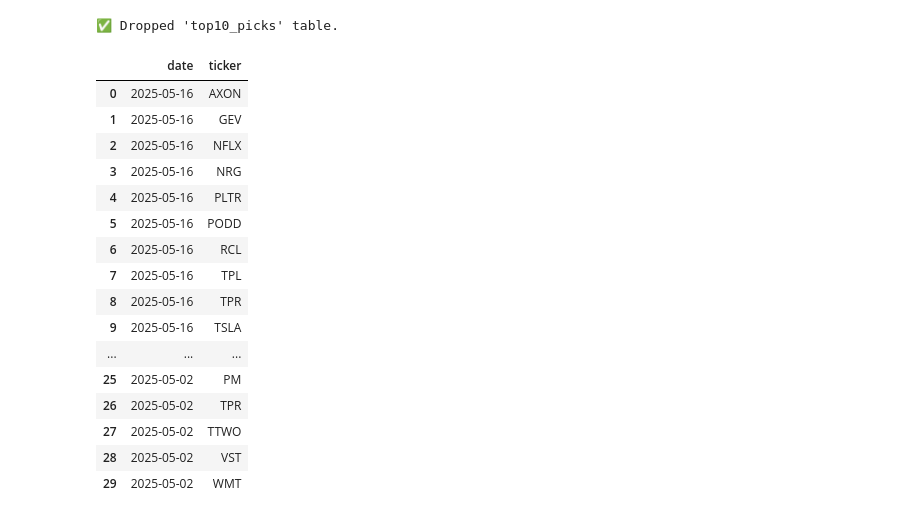
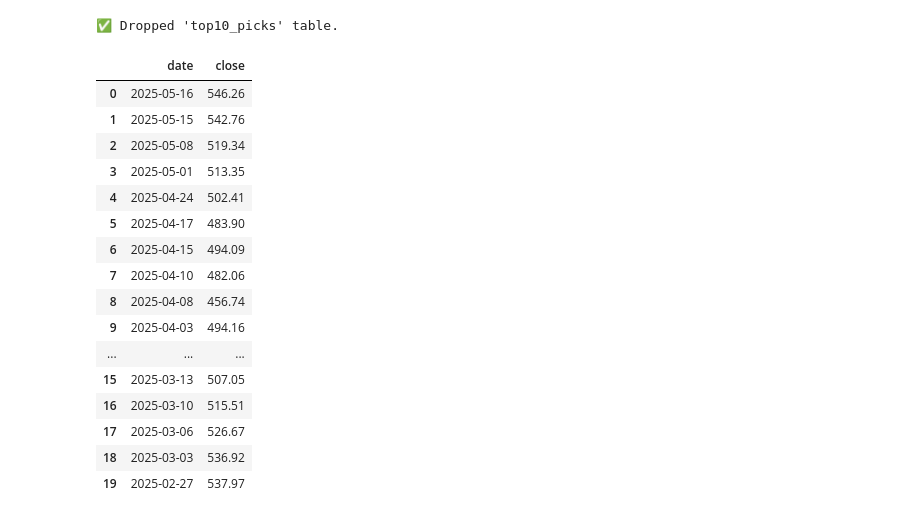
Before and after one commit to zacseidel/momentum-screener, a Jupyter notebook: notebooks/test_html_report_generation.ipynb, the cells around one changed output. Cells and saved outputs as stored; diff of their text form; code cells hidden in the pictures.

```diff
--- a/notebooks/test_html_report_generation.ipynb
+++ b/notebooks/test_html_report_generation.ipynb
@@ -215,26 +216,38 @@ with sqlite3.connect(DB_PATH) as conn:
 # %%
 import sqlite3
 import pandas as pd
+import os
 
-with sqlite3.connect("../data/market_data.sqlite") as conn:
-    df = pd.read_sql("SELECT date, ticker FROM top10_picks ORDER BY date DESC, ticker", conn)
+# Adjust this if needed
+DB_PATH = os.path.join("../data", "market_data.sqlite")
 
-df
+with sqlite3.connect(DB_PATH) as conn:
+    voo_dates = pd.read_sql(
+        """
+        SELECT date, close
+        FROM daily_prices
+        WHERE ticker = 'VOO'
+        ORDER BY date DESC
+        """,
+        conn
+    )
+
+voo_dates.head(20)  # show the most recent 20 entries
 # %% [output]
-|  | date | ticker |
-| 0 | 2025-05-16 | AXON |
-| 1 | 2025-05-16 | GEV |
-| 2 | 2025-05-16 | NFLX |
-| 3 | 2025-05-16 | NRG |
-| 4 | 2025-05-16 | PLTR |
-| 5 | 2025-05-16 | PODD |
-| 6 | 2025-05-16 | RCL |
-| 7 | 2025-05-16 | TPL |
-| 8 | 2025-05-16 | TPR |
-| 9 | 2025-05-16 | TSLA |
+|  | date | close |
+| 0 | 2025-05-16 | 546.26 |
+| 1 | 2025-05-15 | 542.76 |
+| 2 | 2025-05-08 | 519.34 |
+| 3 | 2025-05-01 | 513.35 |
+| 4 | 2025-04-24 | 502.41 |
+| 5 | 2025-04-17 | 483.90 |
+| 6 | 2025-04-15 | 494.09 |
+| 7 | 2025-04-10 | 482.06 |
+| 8 | 2025-04-08 | 456.74 |
+| 9 | 2025-04-03 | 494.16 |
 | ... | ... | ... |
-| 25 | 2025-05-02 | PM |
-| 26 | 2025-05-02 | TPR |
-| 27 | 2025-05-02 | TTWO |
-| 28 | 2025-05-02 | VST |
-| 29 | 2025-05-02 | WMT |
+| 15 | 2025-03-13 | 507.05 |
+| 16 | 2025-03-10 | 515.51 |
+| 17 | 2025-03-06 | 526.67 |
+| 18 | 2025-03-03 | 536.92 |
+| 19 | 2025-02-27 | 537.97 |
```
Also changed, not shown: parts of 3 cells of this notebook, 56 other files.
